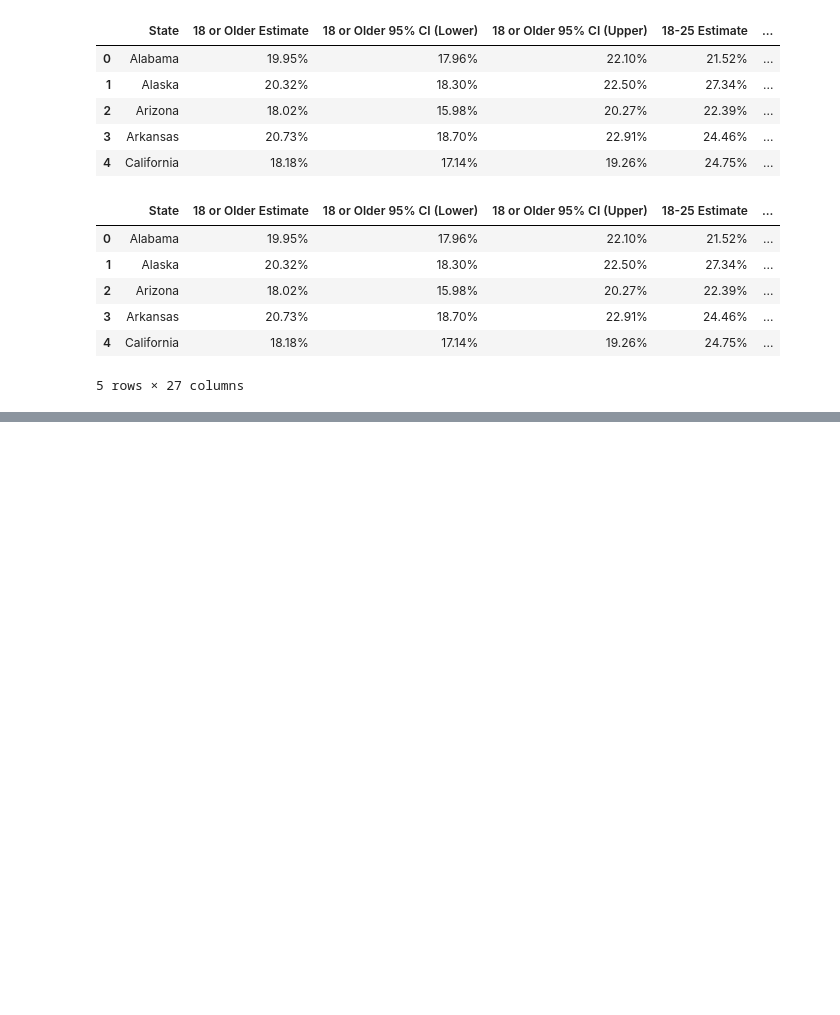
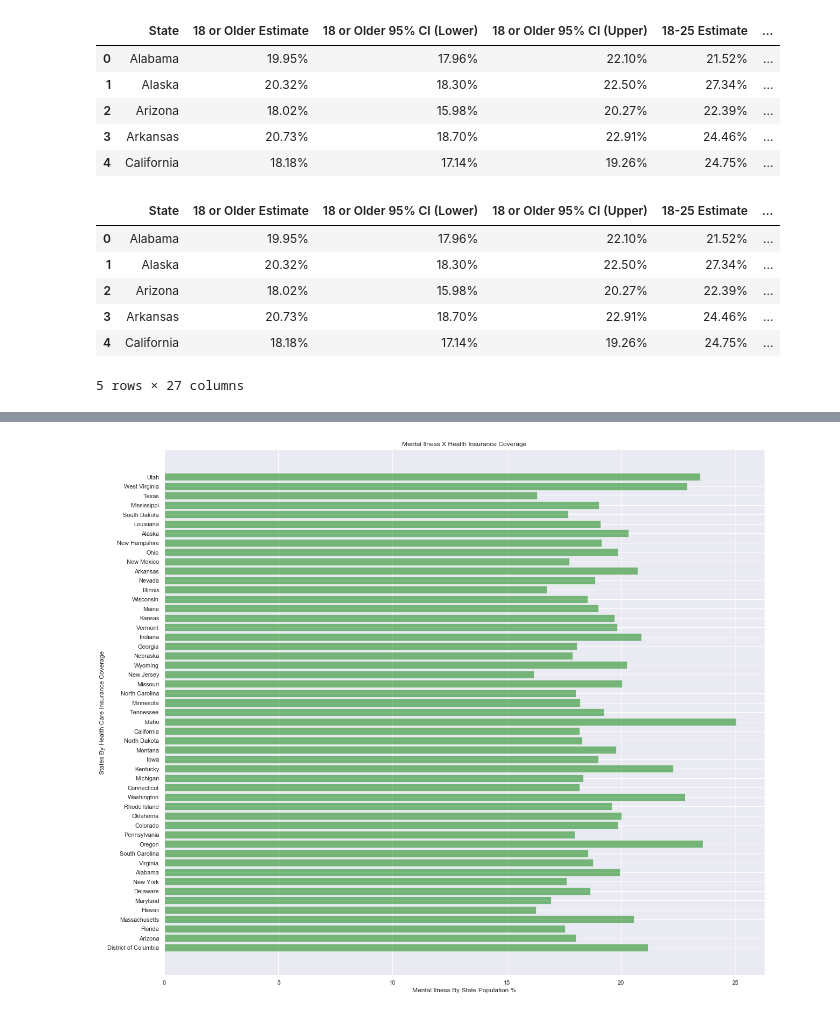
Before and after one commit to brian-e-haley/Mental_health_US, a Jupyter notebook: Bin/Census_Data.ipynb, the cells around one changed output, grey strips where cells are left out. Cells and saved outputs as stored; diff of their text form; code cells hidden in the pictures; blank space fills up the shorter version.

```diff
--- a/Bin/Census_Data.ipynb
+++ b/Bin/Census_Data.ipynb
@@ -201,0 +222,14 @@ fig
+# %%
+# Mental Ilness X Health Insurance
+
+plt.figure(figsize=(20,18))
+plt.barh(insurance_df['State'], insurance_df['18 or Older % MI\nEstimate']
+        , align='center', alpha=0.5, color='green')
+plt.yticks(insurance_df['State'])
+plt.ylabel('States By Health Care Insurance Coverage')
+plt.xlabel('Mental Ilness By State Population %')
+plt.title('Mental Ilness X Health Insurance Coverage')
+
+plt.show()
+# %% [output]
+[figure, added]
```
Also changed, not shown: parts of 18 cells of this notebook, 3 other files.
